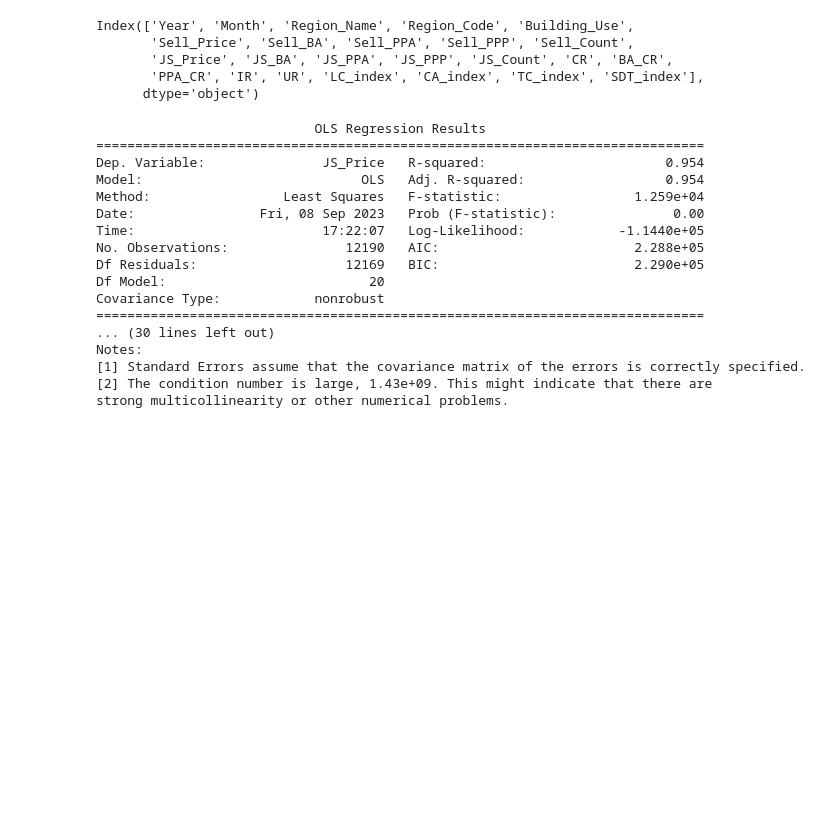
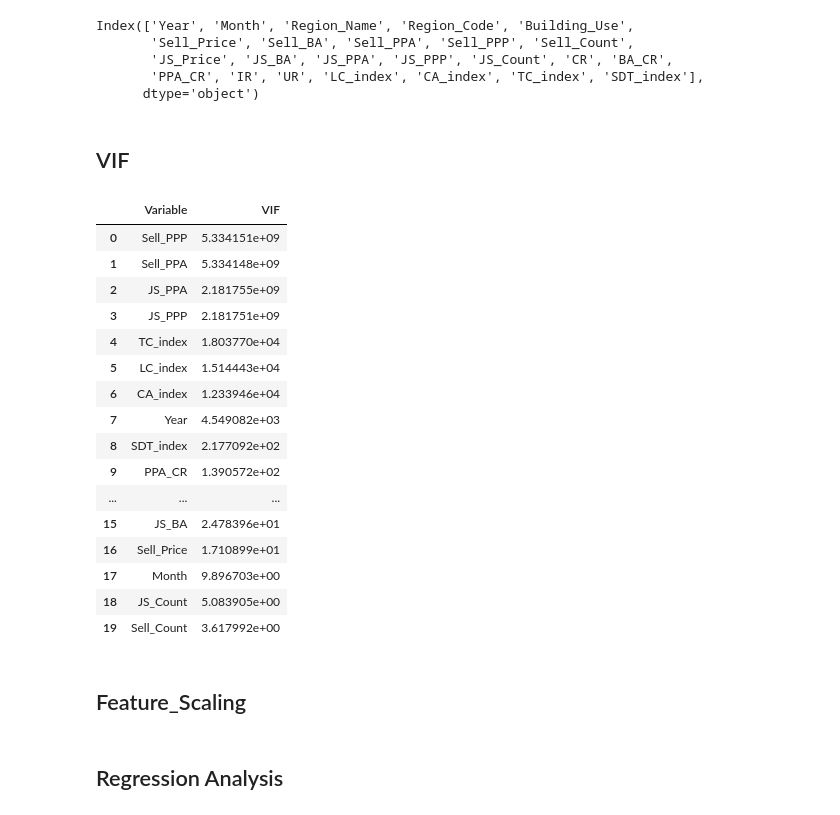
Before and after one commit to HSYhrae/team3_semi_project, a Jupyter notebook: Regression_analysis_scipy.ipynb, the cells around one changed output. Saved outputs shown, nothing was run; the diff lists cells and outputs as text; code cells hidden in the pictures; blank space fills up the shorter version.

Commit message:
statistics

```diff
--- a/Regression_analysis_scipy.ipynb
+++ b/Regression_analysis_scipy.ipynb
@@ -40,39 +67,35 @@ Index(['Year', 'Month', 'Region_Name', 'Region_Code', 'Building_Use',
        'JS_Price', 'JS_BA', 'JS_PPA', 'JS_PPP', 'JS_Count', 'CR', 'BA_CR',
        'PPA_CR', 'IR', 'UR', 'LC_index', 'CA_index', 'TC_index', 'SDT_index'],
       dtype='object')
+# %% [markdown]
+## VIF
 # %%
-import pandas as pd
-import statsmodels.api as sm
-
-# 독립 변수와 종속 변수 선택
-X = df[['Year', 'Month', 'Sell_Price', 'Sell_BA', 'Sell_PPA', 'Sell_PPP', 'Sell_Count',
+independent_variables = ['Year', 'Month', 'Sell_Price', 'Sell_BA', 'Sell_PPA', 'Sell_PPP', 'Sell_Count',
         'JS_BA', 'JS_PPA', 'JS_PPP', 'JS_Count', 'CR', 'BA_CR',
-       'PPA_CR', 'IR', 'UR', 'LC_index', 'CA_index', 'TC_index', 'SDT_index']]
-y = df['JS_Price']
-
-# 상수 (절편) 추가
-X = sm.add_constant(X)
-
-# 회귀 모델 생성
-model = sm.OLS(y, X).fit()
-
-# 결과 요약
-print(model.summary())
+       'PPA_CR', 'IR', 'UR', 'LC_index', 'CA_index', 'TC_index', 'SDT_index']
-# %% [output]
-                            OLS Regression Results
-==============================================================================
-Dep. Variable:               JS_Price   R-squared:                       0.954
-Model:                            OLS   Adj. R-squared:                  0.954
-Method:                 Least Squares   F-statistic:                 1.259e+04
-Date:                Fri, 08 Sep 2023   Prob (F-statistic):               0.00
-Time:                        17:22:07   Log-Likelihood:            -1.1440e+05
-No. Observations:               12190   AIC:                         2.288e+05
-Df Residuals:                   12169   BIC:                         2.290e+05
-Df Model:                          20
-Covariance Type:            nonrobust
-==============================================================================
-... (30 lines left out)
-Notes:
-[1] Standard Errors assume that the covariance matrix of the errors is correctly specified.
-[2] The condition number is large, 1.43e+09. This might indicate that there are
-strong multicollinearity or other numerical problems.
+# %%
+X = df[independent_variables]
+
+vif_data = pd.DataFrame()
+vif_data["Variable"] = X.columns
+vif_data["VIF"] = [variance_inflation_factor(X.values, i) for i in range(X.shape[1])]
+# %%
+vif_data.sort_values(by='VIF', ascending=False).reset_index(drop=True)
+# %% [output]
+|  | Variable | VIF |
+| 0 | Sell_PPP | 5.334151e+09 |
+| 1 | Sell_PPA | 5.334148e+09 |
+| 2 | JS_PPA | 2.181755e+09 |
+| 3 | JS_PPP | 2.181751e+09 |
+| 4 | TC_index | 1.803770e+04 |
+| 5 | LC_index | 1.514443e+04 |
+| 6 | CA_index | 1.233946e+04 |
+| 7 | Year | 4.549082e+03 |
+| 8 | SDT_index | 2.177092e+02 |
+| 9 | PPA_CR | 1.390572e+02 |
+| ... | ... | ... |
+| 15 | JS_BA | 2.478396e+01 |
+| 16 | Sell_Price | 1.710899e+01 |
+| 17 | Month | 9.896703e+00 |
+| 18 | JS_Count | 5.083905e+00 |
+| 19 | Sell_Count | 3.617992e+00 |
@@ -78,0 +105,2 @@ strong multicollinearity or other numerical problems.
+# %% [markdown]
+## Feature_Scaling
@@ -78,0 +118,2 @@ strong multicollinearity or other numerical problems.
+# %% [markdown]
+## Regression Analysis
```
Also changed, not shown: parts of 11 cells of this notebook, 1 other file.
